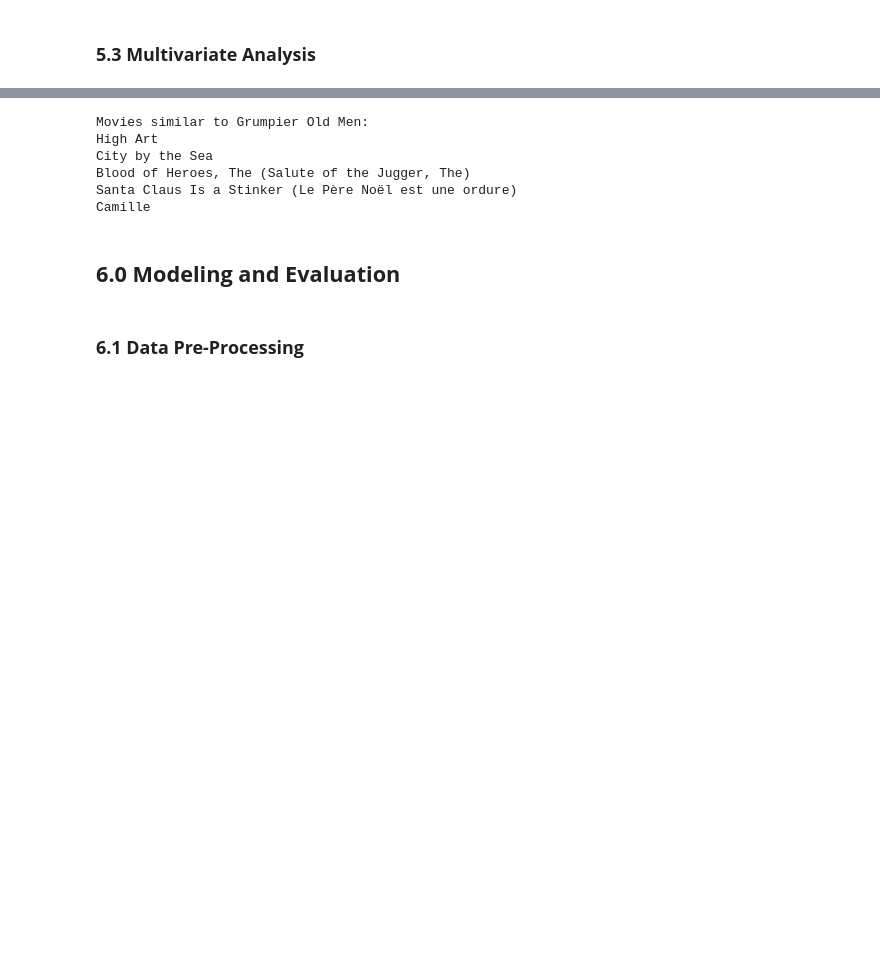
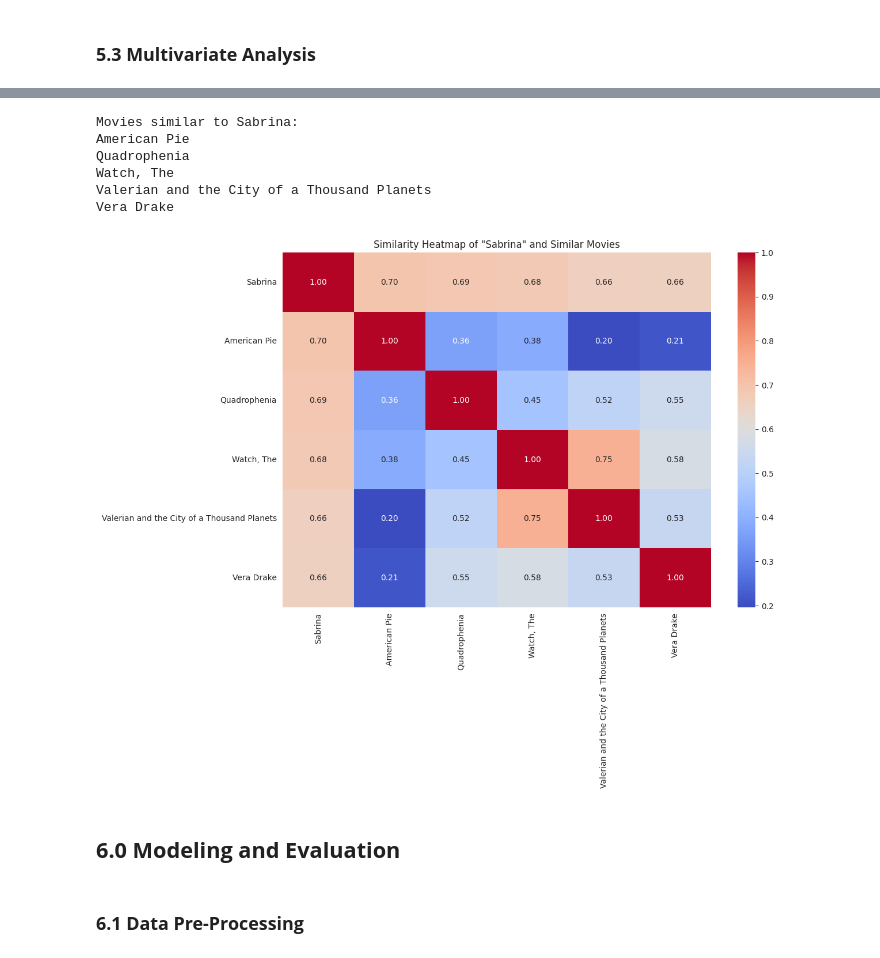
Before and after one commit to gregorymikuro/MovieLens-Recommendations-System, a Jupyter notebook: main.ipynb, the cells around one changed output, grey strips where cells are left out. Cells and saved outputs as stored; diff of their text form; code cells hidden in the pictures; blank space fills up the shorter version.

```diff
--- a/main.ipynb
+++ b/main.ipynb
@@ -623,40 +652,73 @@ class MultivariateAnalysis:
         Parameters:
         - movie_id: The ID of the movie to find similar movies for.
         - top_k: The number of similar movies to return.
 
         Returns:
         - A list of movie titles that are similar to the given movie.
         """
         if movie_id not in self.movie_mapper:
             raise ValueError("Movie ID not found in the dataset.")
 
         movie_index = self.movie_mapper[movie_id]
         movie_vector = np.array(self.model.qi[movie_index]).reshape(1, -1)
         all_movie_vectors = np.array(self.model.qi)
         similarities = cosine_similarity(movie_vector, all_movie_vectors)
         similar_indices = similarities.argsort()[0][-top_k-1:-1][::-1]  # Exclude the movie itself and sort
 
         similar_movies = [self.movie_titles[self.movie_inv_mapper[idx]] for idx in similar_indices]
         return similar_movies
 
 
+    def plot_similarity_heatmap(self, movie_id, top_k=5):
+        """
+        Plots a heatmap of similarities between a movie and its similar movies.
+
+        Parameters:
+        - movie_id: The ID of the movie to find similar movies for.
+        - top_k: The number of similar movies to return in the heatmap.
+        """
+        if movie_id not in self.movie_mapper:
+            raise ValueError("Movie ID not found in the dataset.")
+
+        movie_index = self.movie_mapper[movie_id]
+        movie_vector = np.array(self.model.qi[movie_index]).reshape(1, -1)
+        all_movie_vectors = np.array(self.model.qi)
+        similarities = cosine_similarity(movie_vector, all_movie_vectors)
+        similar_indices = similarities.argsort()[0][-top_k-1:-1][::-1]  # Exclude the movie itself and sort
+
+        selected_indices = [movie_index] + similar_indices.tolist()
+        selected_vectors = np.array([self.model.qi[idx] for idx in selected_indices])
+        selected_titles = [self.movie_titles[self.movie_inv_mapper[idx]] for idx in selected_indices]
+
+        similarity_matrix = cosine_similarity(selected_vectors)
+
+        plt.figure(figsize=(12, 8))
+        sns.heatmap(similarity_matrix, xticklabels=selected_titles, yticklabels=selected_titles, annot=True, fmt='.2f', cmap='coolwarm')
+        plt.title(f'Similarity Heatmap of "{self.movie_titles[movie_id]}" and Similar Movies')
+        plt.show()
+
 if __name__ == "__main__":
     data_path = 'data/cleaned-data.csv'
     analysis = MultivariateAnalysis(data_path, n_components=20)
 
-    movie_id = 3  # Example movieId
+    movie_id = 7  # Example movieId
     similar_movies = analysis.find_similar_movies(movie_id)
 
     print(f"Movies similar to {analysis.movie_titles[movie_id]}:")
     for movie in similar_movies:
         print(movie)
+
+
+    # Plot the similarity heatmap for the movie and its similar movies
+    analysis.plot_similarity_heatmap(movie_id)
 # %% [output]
-Movies similar to Grumpier Old Men:
-High Art
-City by the Sea
-Blood of Heroes, The (Salute of the Jugger, The)
-Santa Claus Is a Stinker (Le Père Noël est une ordure)
-Camille
+Movies similar to Sabrina:
+American Pie
+Quadrophenia
+Watch, The
+Valerian and the City of a Thousand Planets
+Vera Drake
+[figure, added]
 # %% [markdown]
 ## __6.0 Modeling and Evaluation__
 # %% [markdown]
```
Also changed, not shown: parts of 20 cells of this notebook, 4 other files.
